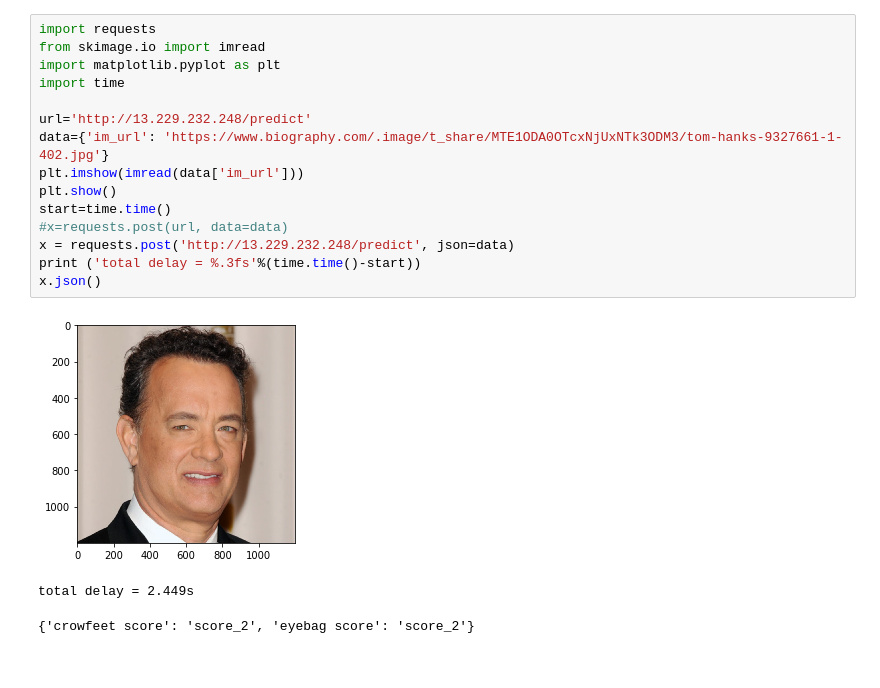
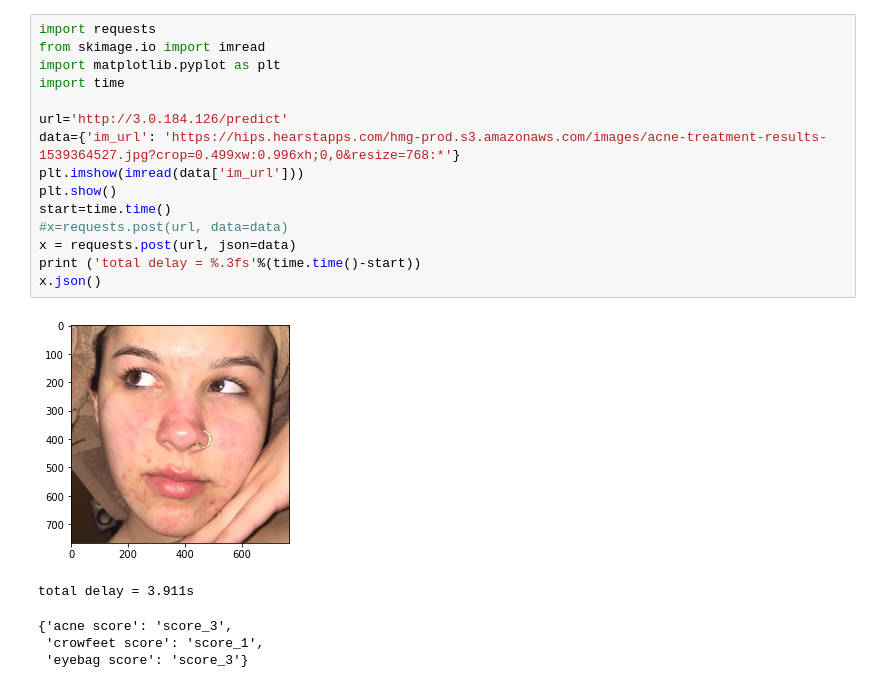
Before and after one commit to roysai/skinIntel_api, a Jupyter notebook: skinIntel_api_call.ipynb, the cells around one changed output. Saved outputs shown, nothing was run; the diff lists cells and outputs as text.

Commit message:
include acne and non-face api return

```diff
--- a/skinIntel_api_call.ipynb
+++ b/skinIntel_api_call.ipynb
@@ -1,19 +1,21 @@
 # %%
 import requests
 from skimage.io import imread
 import matplotlib.pyplot as plt
 import time
 
-url='http://13.229.232.248/predict'
-data={'im_url': 'https://www.biography.com/.image/t_share/MTE1ODA0OTcxNjUxNTk3ODM3/tom-hanks-9327661-1-402.jpg'}
+url='http://3.0.184.126/predict'
+data={'im_url': 'https://hips.hearstapps.com/hmg-prod.s3.amazonaws.com/images/acne-treatment-results-1539364527.jpg?crop=0.499xw:0.996xh;0,0&resize=768:*'}
 plt.imshow(imread(data['im_url']))
 plt.show()
 start=time.time()
 #x=requests.post(url, data=data)
-x = requests.post('http://13.229.232.248/predict', json=data)
+x = requests.post(url, json=data)
 print ('total delay = %.3fs'%(time.time()-start))
 x.json()
 # %% [output]
-[figure, old version]
+[figure, new version]
-total delay = 2.449s
+total delay = 3.911s
-{'crowfeet score': 'score_2', 'eyebag score': 'score_2'}
+{'acne score': 'score_3',
+ 'crowfeet score': 'score_1',
+ 'eyebag score': 'score_3'}
```
Also changed, not shown: parts of 1 cell of this notebook.
